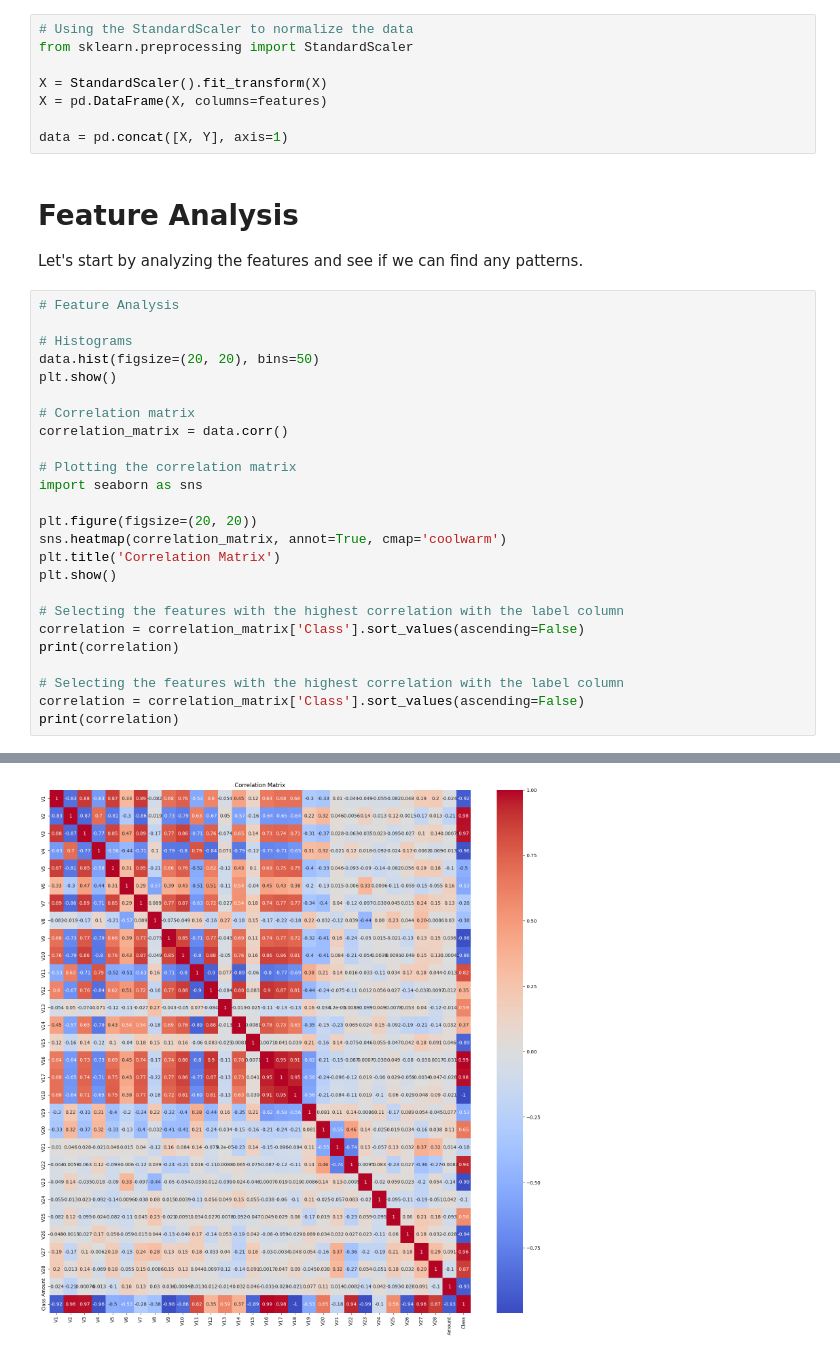
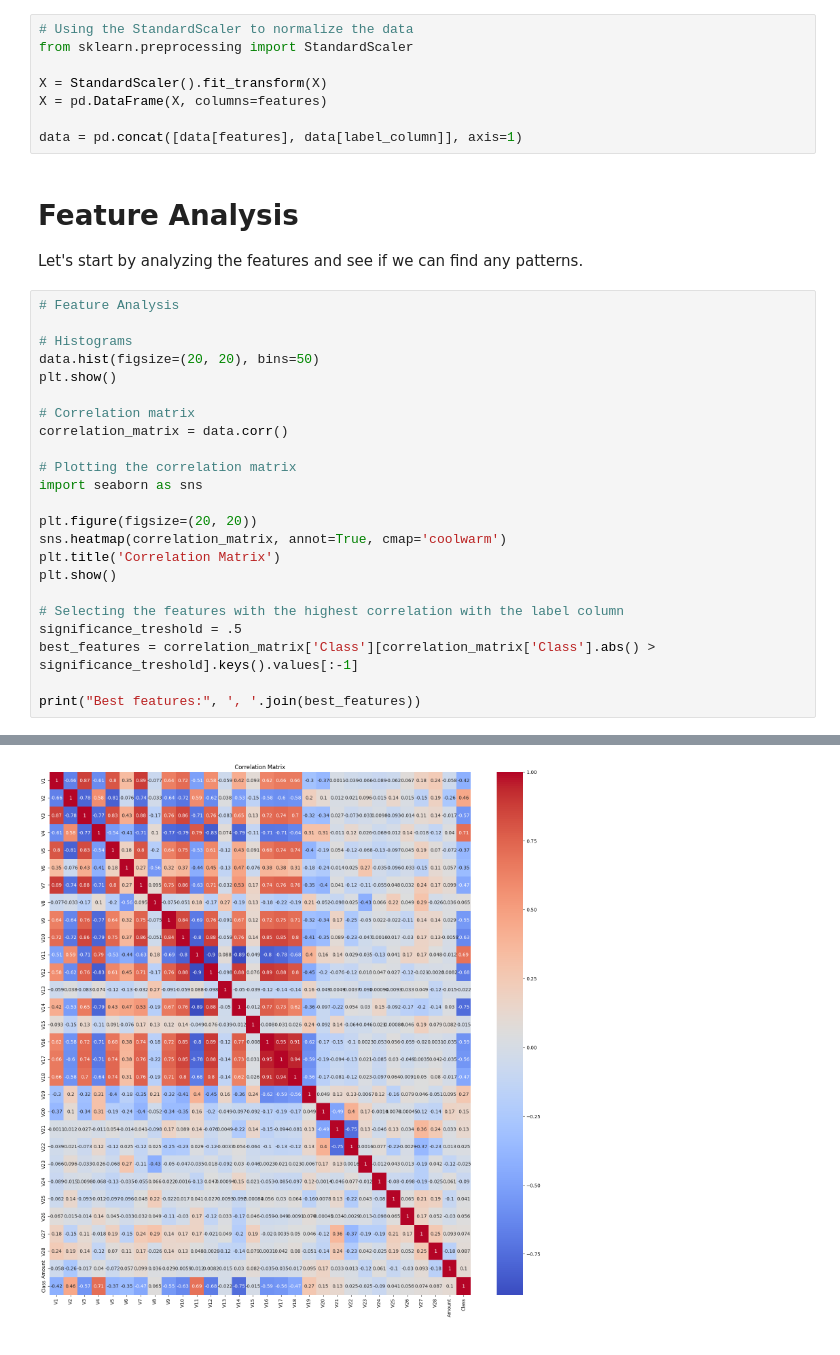
Before and after one commit to andreaoliveira9/Projeto-TAA-1, a Jupyter notebook: Project.ipynb, the cells around one changed output, grey strips where cells are left out. Saved outputs shown, nothing was run; the diff lists cells and outputs as text.

Commit message:
correlation matrix fixed

```diff
--- a/Project.ipynb
+++ b/Project.ipynb
@@ -179,7 +181,7 @@ from sklearn.preprocessing import StandardScaler
 X = StandardScaler().fit_transform(X)
 X = pd.DataFrame(X, columns=features)
 
-data = pd.concat([X, Y], axis=1)
+data = pd.concat([data[features], data[label_column]], axis=1)
 # %% [markdown]
 # Feature Analysis
 
@@ -203,10 +205,8 @@ plt.title('Correlation Matrix')
 plt.show()
 
 # Selecting the features with the highest correlation with the label column
-correlation = correlation_matrix['Class'].sort_values(ascending=False)
-print(correlation)
+significance_treshold = .5
+best_features = correlation_matrix['Class'][correlation_matrix['Class'].abs() > significance_treshold].keys().values[:-1]
 
-# Selecting the features with the highest correlation with the label column
-correlation = correlation_matrix['Class'].sort_values(ascending=False)
-print(correlation)
+print("Best features:", ', '.join(best_features))
 # %% [output]
@@ -214 +214 @@ print(correlation)
-[figure, old version]
+[figure, new version]
```
Also changed, not shown: parts of 2 cells of this notebook.
